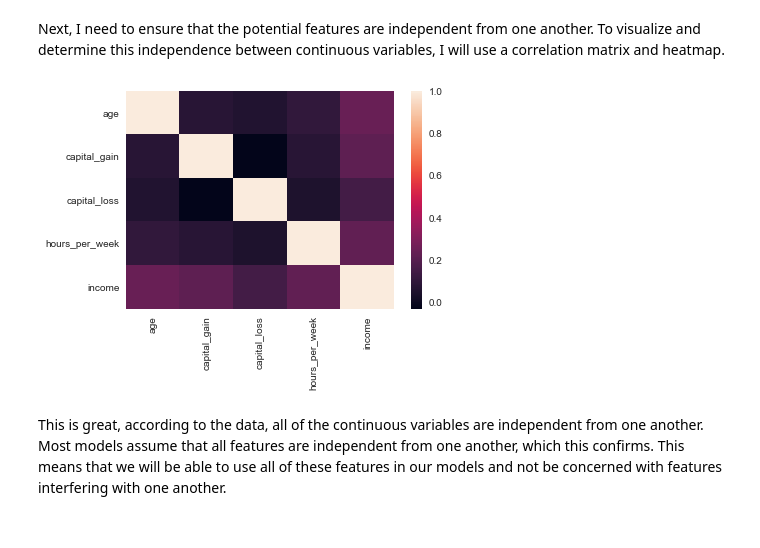
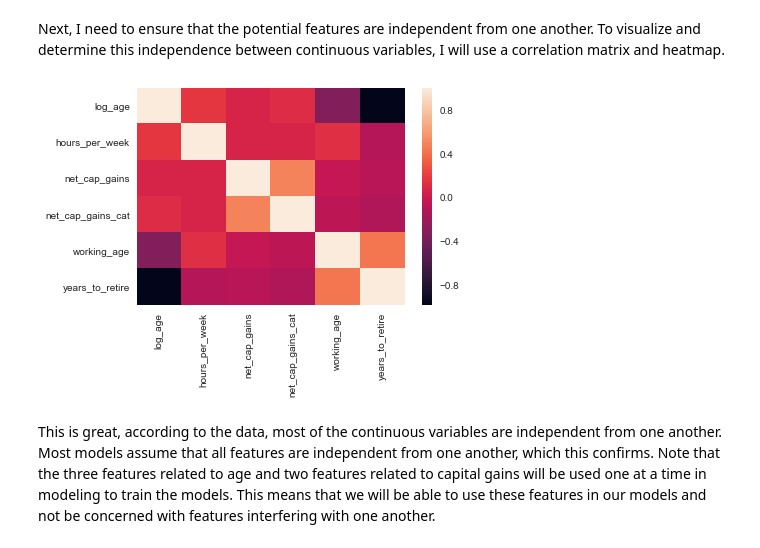
Before and after one commit to ephs08kmp/capstone_projects, a Jupyter notebook: Capstone 3 Income Data.ipynb, the cells around one changed output. Cells and saved outputs as stored; diff of their text form; code cells hidden in the pictures.

```diff
--- a/Capstone 3 Income Data.ipynb
+++ b/Capstone 3 Income Data.ipynb
@@ -677,16 +677,26 @@ for col in ['age', 'hours_per_week']:
 According to the data, the log of age and the raw data for hours per week appear most normally distributed.  I will construct a new feature that is the log of the age of the person.
 # %%
 # Constructing new features data frame
+features = pd.DataFrame()
 features['log_age'] = np.log(inc['age'])
+features['hours_per_week'] = inc['hours_per_week']
+# %%
+# Constructing Net Capital Gains feature
+features['net_cap_gains'] = inc.capital_gain - inc.capital_loss
+features['net_cap_gains_cat'] = features.net_cap_gains.map(lambda x: 0 if x <=0 else 1)
+# %%
+# Constructing Working Age and years to retirement features
+features['working_age'] = inc.age.map(lambda x: 1 if x <=65 else 0)
+features['years_to_retire'] = 65 - inc.age
 # %% [markdown]
 Next, I need to ensure that the potential features are independent from one another.  To visualize and determine this independence between continuous variables, I will use a correlation matrix and heatmap.
 # %%
 # Constructing Correlation Matrix
-corrmat = inc.corr()
+corrmat = features.corr()
 # Setting up heatmap
 sns.heatmap(corrmat)
 plt.show()
 # %% [output]
-[figure, old version]
+[figure, new version]
 # %% [markdown]
-This is great, according to the data, all of the continuous variables are independent from one another.  Most models assume that all features are independent from one another, which this confirms.  This means that we will be able to use all of these features in our models and not be concerned with features interfering with one another.
+This is great, according to the data, most of the continuous variables are independent from one another.  Most models assume that all features are independent from one another, which this confirms.  Note that the three features related to age and two features related to capital gains will be used one at a time in modeling to train the models. This means that we will be able to use these features in our models and not be concerned with features interfering with one another.
```
Also changed, not shown: parts of 12 cells of this notebook.
